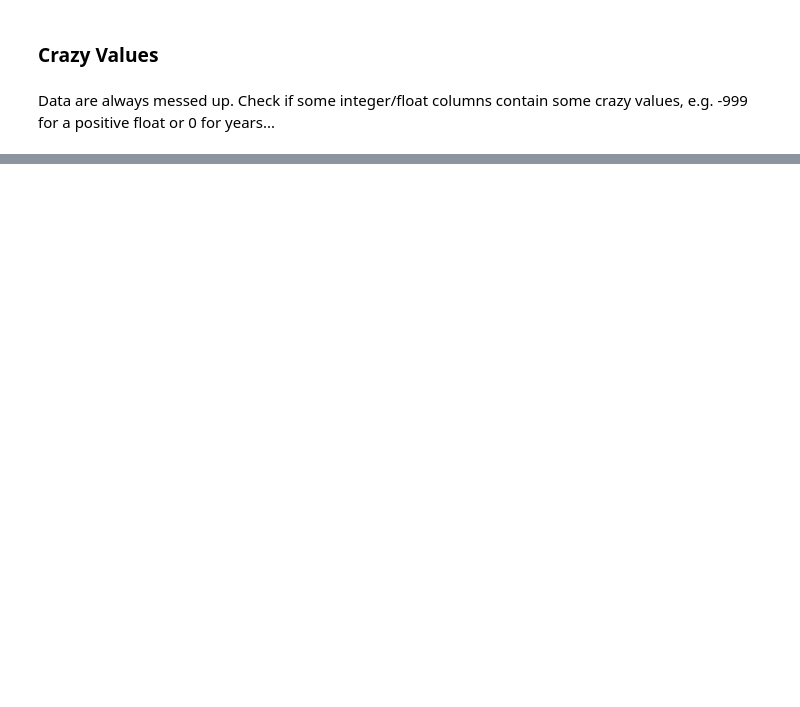
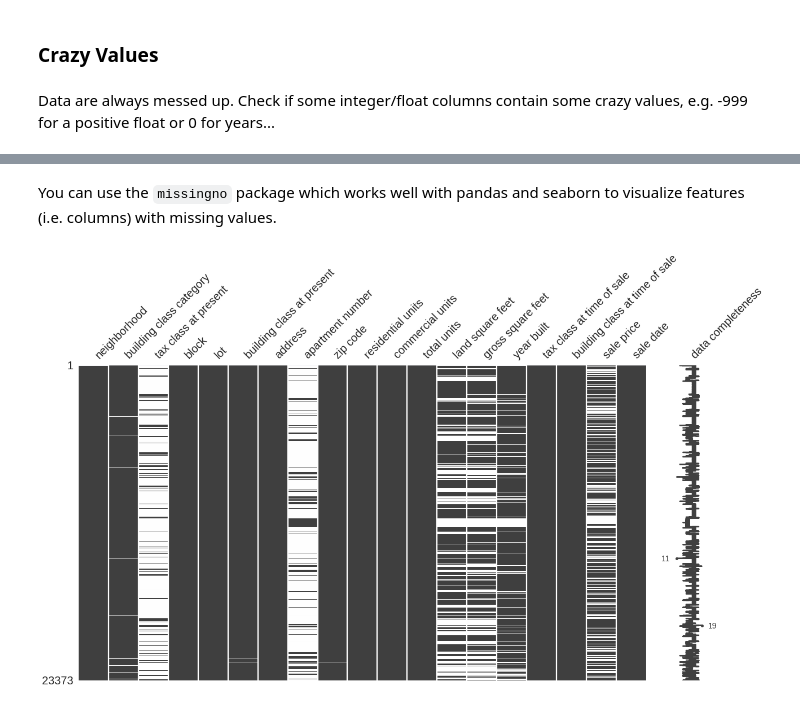
Before and after one commit to garaud/doing_pydata_science, a Jupyter notebook: chapter-02-housing-dataset.ipynb, the cells around one changed output, grey strips where cells are left out. Drawn from its saved outputs; the diff is of its cells as text; code cells hidden in the pictures; blank space fills up the shorter version.

```diff
--- a/chapter-02-housing-dataset.ipynb
+++ b/chapter-02-housing-dataset.ipynb
@@ -242,0 +223,2 @@ zip code, sale price or year equal to `0` is quite strange!
+# %%
+brooklyn = missing_string(brooklyn, strcols)
@@ -242,0 +242,3 @@ zip code, sale price or year equal to `0` is quite strange!
+# %%
+intcols_to_nullify = ['zip code', 'year built', 'land square feet',
+                      'gross square feet', 'sale price']
@@ -242,0 +254,2 @@ zip code, sale price or year equal to `0` is quite strange!
+# %%
+brooklyn[intcols_to_nullify] = brooklyn[intcols_to_nullify].replace(0, np.nan)
@@ -242,0 +280,6 @@ zip code, sale price or year equal to `0` is quite strange!
+# %% [markdown]
+You can use the `missingno` package which works well with pandas and seaborn to visualize features (i.e. columns) with missing values.
+# %%
+msno.matrix(brooklyn)
+# %% [output]
+[figure, added]
```
Also changed, not shown: parts of 32 cells of this notebook.
